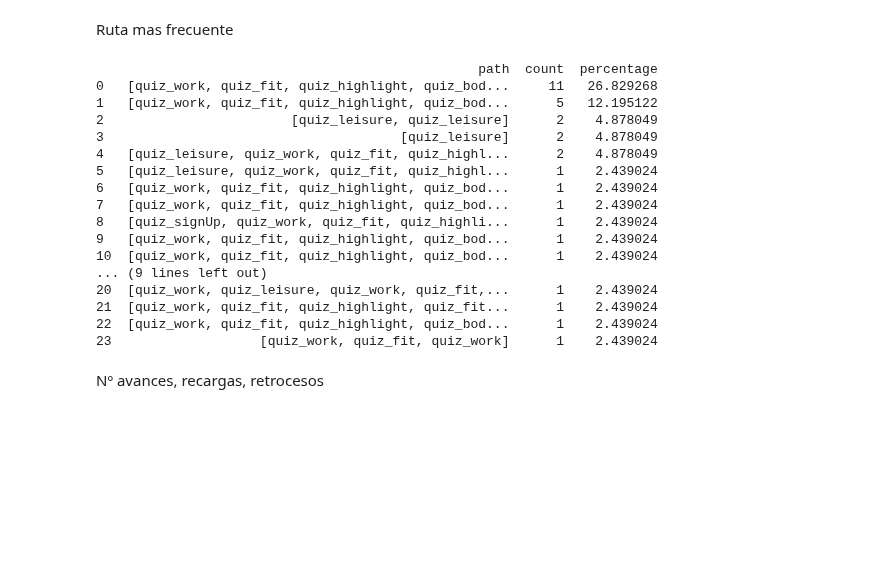
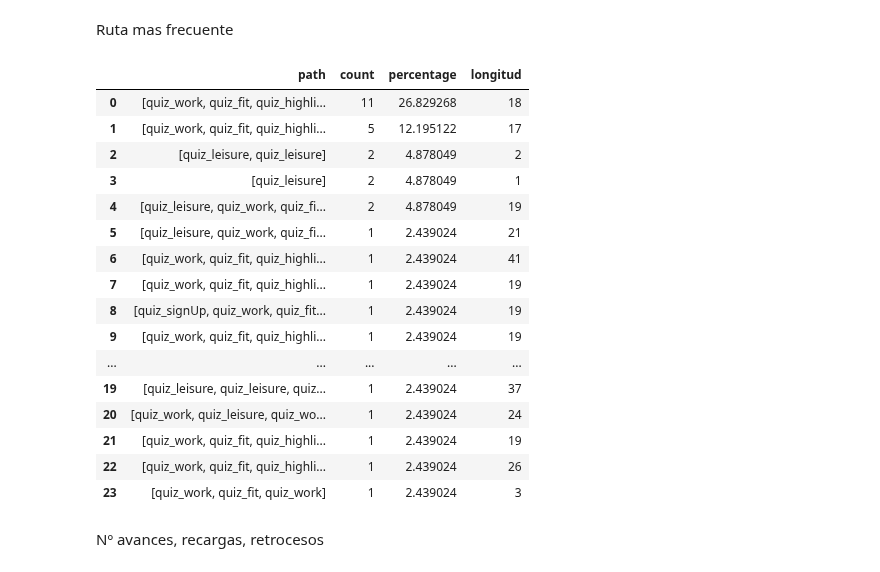
Before and after one commit to xaabizulu/24_25_3_R10_Verde_Oscuro, a Jupyter notebook: 4_WEB_UX.ipynb, the cells around one changed output. Drawn from its saved outputs; the diff is of its cells as text; code cells hidden in the pictures; blank space fills up the shorter version.

```diff
--- a/4_WEB_UX.ipynb
+++ b/4_WEB_UX.ipynb
@@ -227,2 +228,19 @@ plt.show()
 # %% [markdown]
 Paginas que mas tiempo ocupan
+# %%
+# Función para calcular los valores mayores y menores o iguales a 30 minutos
+def contar_tiempos(lista):
+    # Convertimos cada tiempo en segundos
+    tiempos_en_segundos = [
+        sum(int(x) * 60 ** i for i, x in enumerate(reversed(tiempo.split(":"))))
+        for tiempo in lista
+    ]
+    media_hora_segundos = 15 * 60  # 30 minutos en segundos
+    # Contamos los valores que cumplen las condiciones
+    mayor_a_15 = sum(1 for t in tiempos_en_segundos if t > media_hora_segundos)
+    menor_o_igual_a_15 = sum(1 for t in tiempos_en_segundos if t <= media_hora_segundos)
+    return mayor_a_15, menor_o_igual_a_15
+
+# Aplicar la función a cada lista de la columna
+movement_df[['mayores_15', 'menores_15']] = movement_df['time_spent'].apply(lambda x: pd.Series(contar_tiempos(x)))
+movement_df.head()
@@ -285,31 +364,32 @@ Ruta mas frecuente
 # %%
 # Contar los recorridos únicos
 path_counts = movement_df['sections'].value_counts().reset_index()
 path_counts.columns = ['path', 'count']
 
 # Calcular los porcentajes de cada recorrido
 path_counts['percentage'] = (path_counts['count'] / path_counts['count'].sum()) * 100
+path_counts['longitud'] = path_counts['path'].apply(lambda x: len(x))
 
 # Mostrar los resultados
-print(path_counts)
+path_counts
 # %% [output]
-                                                 path  count  percentage
-0   [quiz_work, quiz_fit, quiz_highlight, quiz_bod...     11   26.829268
-1   [quiz_work, quiz_fit, quiz_highlight, quiz_bod...      5   12.195122
-2                        [quiz_leisure, quiz_leisure]      2    4.878049
-3                                      [quiz_leisure]      2    4.878049
-4   [quiz_leisure, quiz_work, quiz_fit, quiz_highl...      2    4.878049
-5   [quiz_leisure, quiz_work, quiz_fit, quiz_highl...      1    2.439024
-6   [quiz_work, quiz_fit, quiz_highlight, quiz_bod...      1    2.439024
-7   [quiz_work, quiz_fit, quiz_highlight, quiz_bod...      1    2.439024
-8   [quiz_signUp, quiz_work, quiz_fit, quiz_highli...      1    2.439024
-9   [quiz_work, quiz_fit, quiz_highlight, quiz_bod...      1    2.439024
-10  [quiz_work, quiz_fit, quiz_highlight, quiz_bod...      1    2.439024
-... (9 lines left out)
-20  [quiz_work, quiz_leisure, quiz_work, quiz_fit,...      1    2.439024
-21  [quiz_work, quiz_fit, quiz_highlight, quiz_fit...      1    2.439024
-22  [quiz_work, quiz_fit, quiz_highlight, quiz_bod...      1    2.439024
-23                   [quiz_work, quiz_fit, quiz_work]      1    2.439024
+|  | path | count | percentage | longitud |
+| 0 | [quiz_work, quiz_fit, quiz_highli... | 11 | 26.829268 | 18 |
+| 1 | [quiz_work, quiz_fit, quiz_highli... | 5 | 12.195122 | 17 |
+| 2 | [quiz_leisure, quiz_leisure] | 2 | 4.878049 | 2 |
+| 3 | [quiz_leisure] | 2 | 4.878049 | 1 |
+| 4 | [quiz_leisure, quiz_work, quiz_fi... | 2 | 4.878049 | 19 |
+| 5 | [quiz_leisure, quiz_work, quiz_fi... | 1 | 2.439024 | 21 |
+| 6 | [quiz_work, quiz_fit, quiz_highli... | 1 | 2.439024 | 41 |
+| 7 | [quiz_work, quiz_fit, quiz_highli... | 1 | 2.439024 | 19 |
+| 8 | [quiz_signUp, quiz_work, quiz_fit... | 1 | 2.439024 | 19 |
+| 9 | [quiz_work, quiz_fit, quiz_highli... | 1 | 2.439024 | 19 |
+| ... | ... | ... | ... | ... |
+| 19 | [quiz_leisure, quiz_leisure, quiz... | 1 | 2.439024 | 37 |
+| 20 | [quiz_work, quiz_leisure, quiz_wo... | 1 | 2.439024 | 24 |
+| 21 | [quiz_work, quiz_fit, quiz_highli... | 1 | 2.439024 | 19 |
+| 22 | [quiz_work, quiz_fit, quiz_highli... | 1 | 2.439024 | 26 |
+| 23 | [quiz_work, quiz_fit, quiz_work] | 1 | 2.439024 | 3 |
 # %% [markdown]
 Nº avances, recargas, retrocesos
 # %%
```
Also changed, not shown: parts of 10 cells of this notebook.
